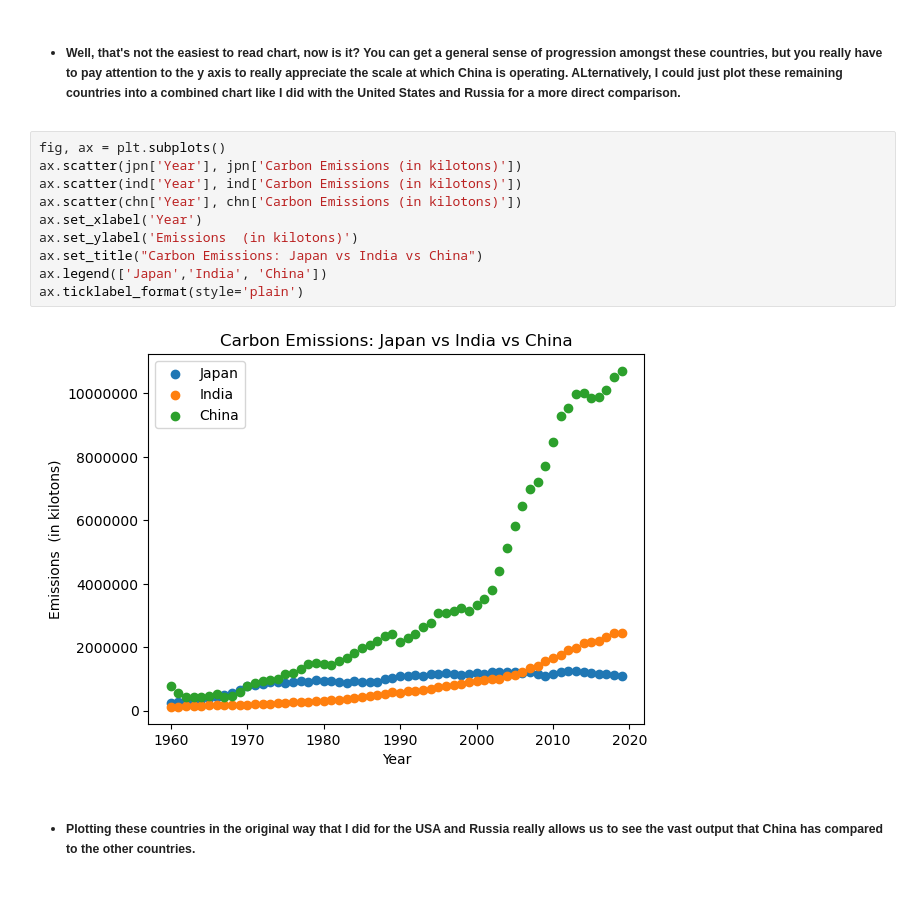
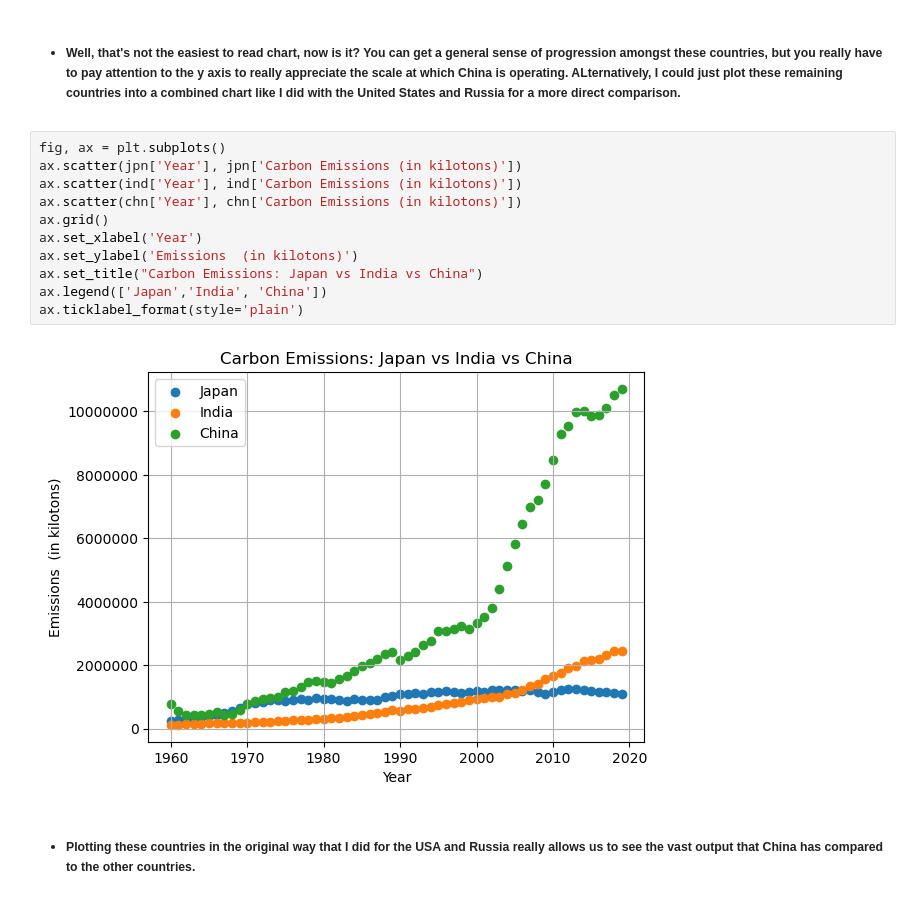
Before and after one commit to JeffreyFennell/Carbon-Emissions, a Jupyter notebook: carbon_emissions_project/carbon_emissions_final.ipynb, the cells around one changed output. Drawn from its saved outputs; the diff is of its cells as text.

```diff
--- a/carbon_emissions_project/carbon_emissions_final.ipynb
+++ b/carbon_emissions_project/carbon_emissions_final.ipynb
@@ -392,15 +400,16 @@ ax3.ticklabel_format(style='plain')
 # %%
 fig, ax = plt.subplots()
 ax.scatter(jpn['Year'], jpn['Carbon Emissions (in kilotons)'])
 ax.scatter(ind['Year'], ind['Carbon Emissions (in kilotons)'])
 ax.scatter(chn['Year'], chn['Carbon Emissions (in kilotons)'])
+ax.grid()
 ax.set_xlabel('Year')
 ax.set_ylabel('Emissions  (in kilotons)')
 ax.set_title("Carbon Emissions: Japan vs India vs China")
 ax.legend(['Japan','India', 'China'])
 ax.ticklabel_format(style='plain')
 # %% [output]
-[figure, old version]
+[figure, new version]
 # %% [markdown]
 - ##### Plotting these countries in the original way that I did for the USA and Russia really allows us to see the vast output that China has compared to the other countries.
 # %% [markdown]
```
Also changed, not shown: parts of 7 cells of this notebook.
